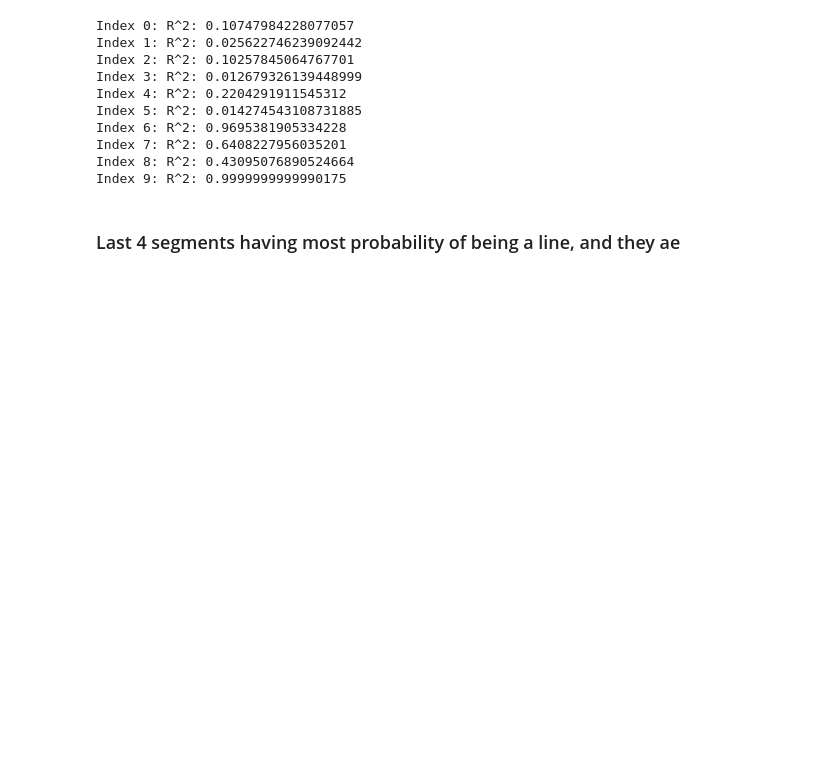
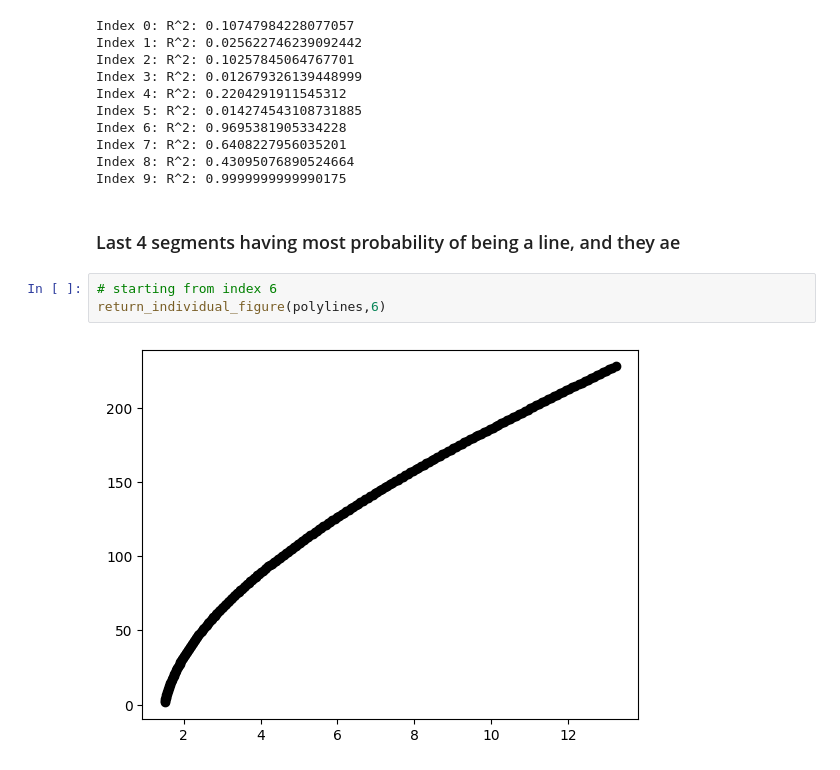
Before and after one commit to theraghavjuneja/curvetopia, a Jupyter notebook: examplestest/figure1solve.ipynb, the cells around one changed output. Cells and saved outputs as stored; diff of their text form; blank space fills up the shorter version.

```diff
--- a/examplestest/figure1solve.ipynb
+++ b/examplestest/figure1solve.ipynb
@@ -494,3 +494,8 @@ Index 8: R^2: 0.43095076890524664
 Index 9: R^2: 0.9999999999990175
 # %% [markdown]
 ### Last 4 segments having most probability of being a line, and they ae
+# %%
+# starting from index 6
+return_individual_figure(polylines,6)
+# %% [output]
+[figure, added]
```
Also changed, not shown: parts of 11 cells of this notebook.
